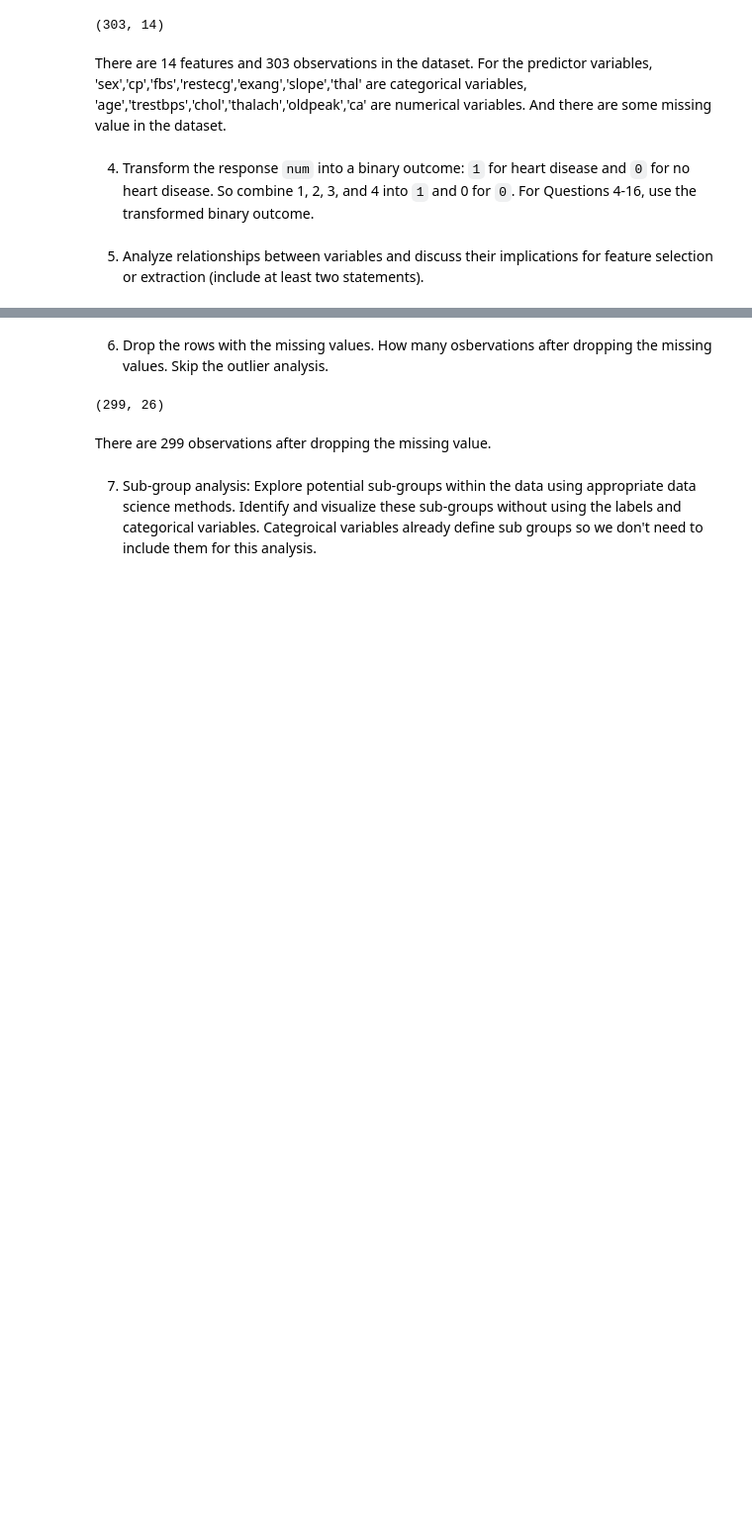
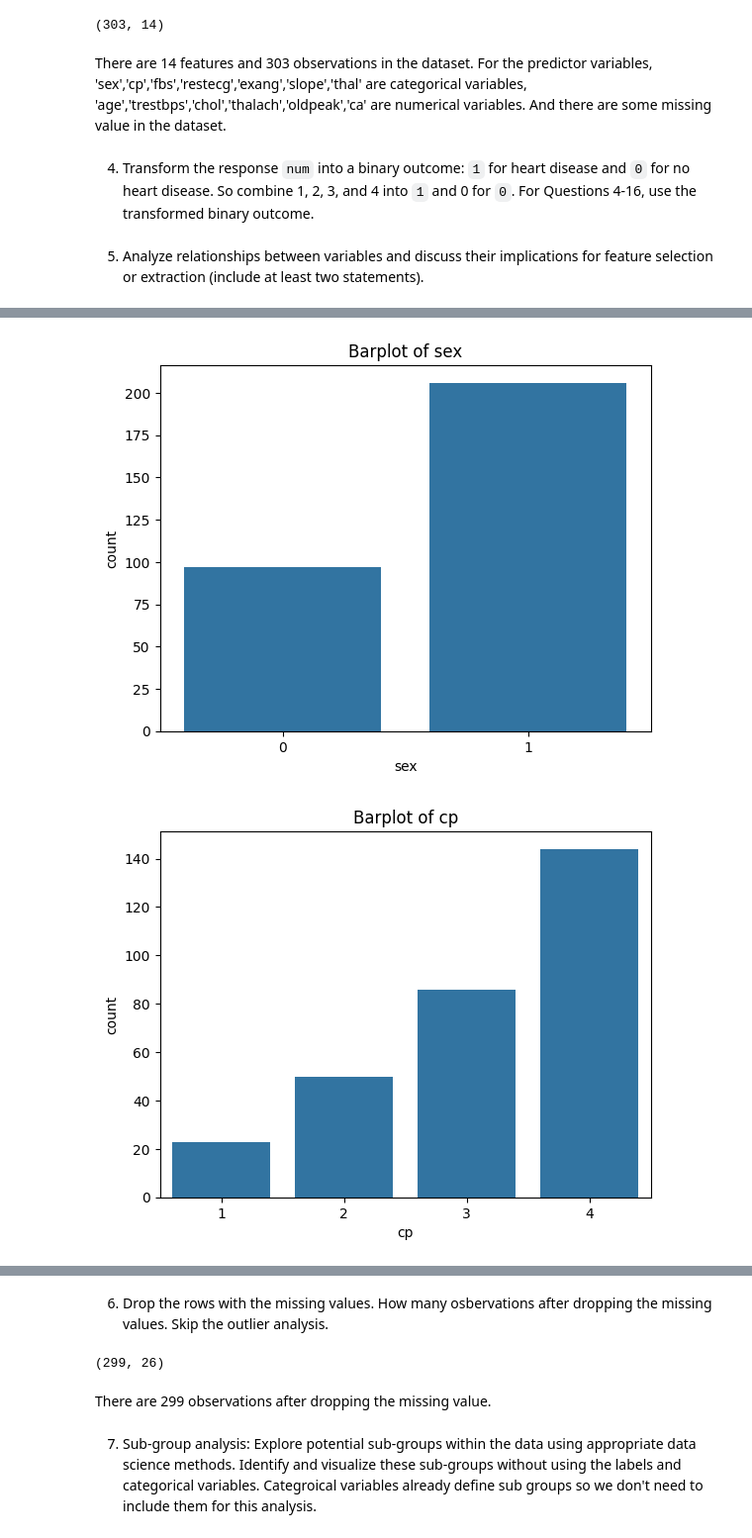
Before and after one commit to martin070904/clus-mar117, a Jupyter notebook: test.ipynb, the cells around one changed output, grey strips where cells are left out. Shown at 99% size. Drawn from its saved outputs; the diff is of its cells as text; code cells hidden in the pictures; blank space fills up the shorter version.

```diff
--- a/test.ipynb
+++ b/test.ipynb
@@ -56,8 +71,8 @@ Our target variable is ‘num’, which is the diagnosis of heart disease. We ne
 2. Apply any chosen data transformations, or explain why no transformations were necessary.
 # %%
 all=all.copy()
-all_cate=all[['sex','cp','fbs','restecg','exang','slope','thal']]
-all_cate = pd.get_dummies(all_cate, columns=all_cate.columns, drop_first=False)
+all_cate1=all[['sex','cp','fbs','restecg','exang','slope','thal']]
+all_cate = pd.get_dummies(all_cate1, columns=all_cate1.columns, drop_first=False)
 all_num = all[['age','trestbps','chol','thalach','oldpeak','ca']]
 scale = StandardScaler()
 all_std = pd.DataFrame(
@@ -100,0 +156,10 @@ all_transed['num'] = pd.Categorical(all_transed['num'])
+# %%
+#categorical
+for column in all_cate1.columns:
+  plt.figure()
+  sns.countplot(x=column, data=all_cate1)
+  plt.title(f'Barplot of {column}')
+  plt.show()
+# %% [output]
+[figure, added]
+[figure, added]
```
Also changed, not shown: parts of 5 cells of this notebook.
